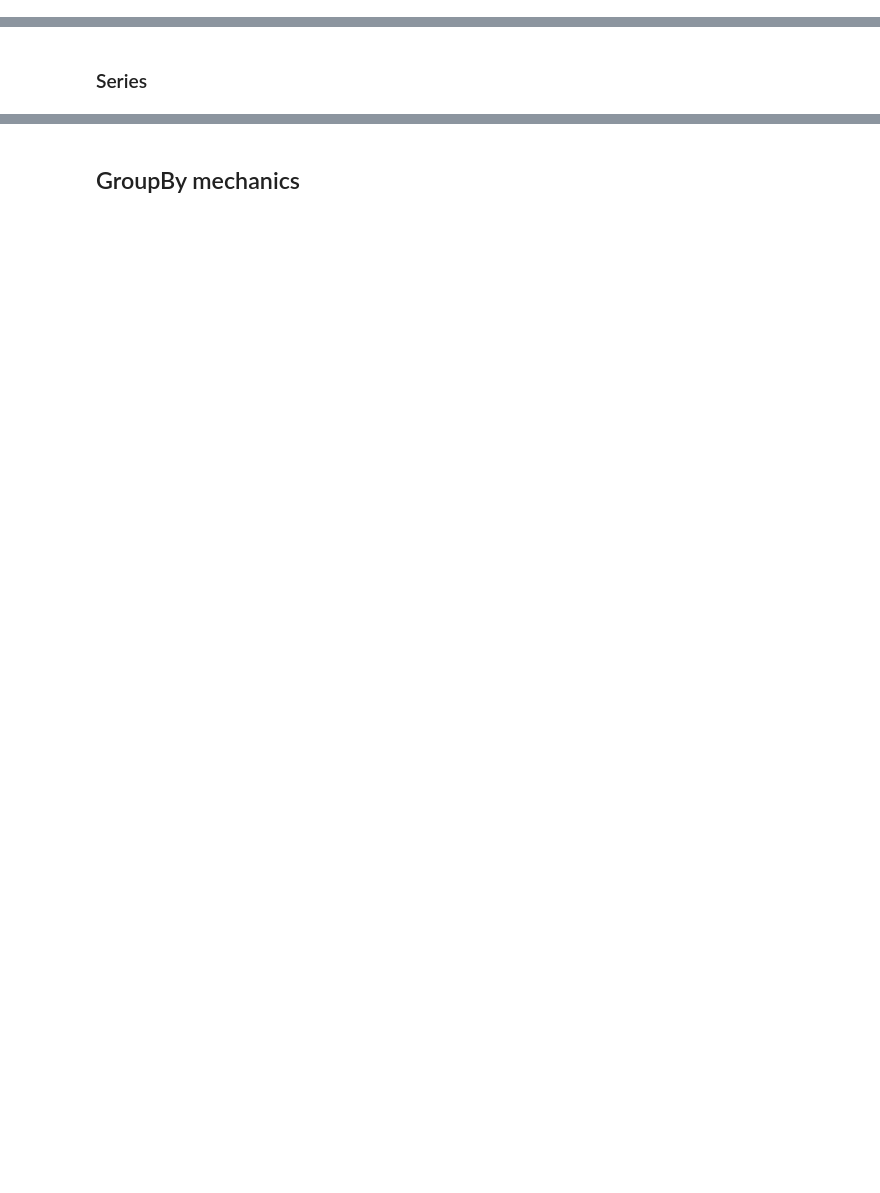
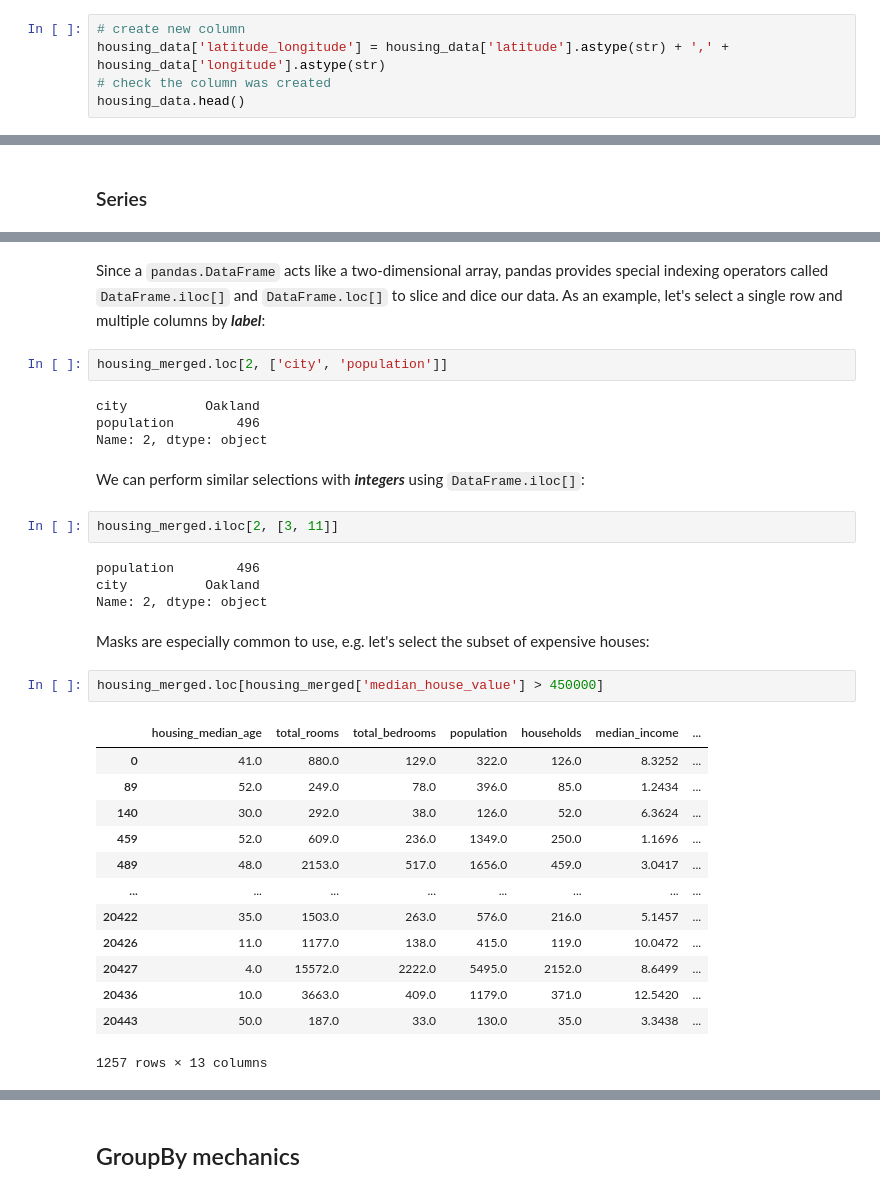
Before and after one commit to lewtun/dslectures, a Jupyter notebook: notebooks/lesson02_exploratory-data-analysis.ipynb, the cells around one changed output, grey strips where cells are left out. Drawn from its saved outputs; the diff is of its cells as text; blank space fills up the shorter version.

```diff
--- a/notebooks/lesson02_exploratory-data-analysis.ipynb
+++ b/notebooks/lesson02_exploratory-data-analysis.ipynb
@@ -127,0 +235,5 @@ fig.legend(loc='center left', bbox_to_anchor=(1.01, 0.6), ncol=1)
+# %%
+# create new column
+housing_data['latitude_longitude'] = housing_data['latitude'].astype(str) + ',' + housing_data['longitude'].astype(str)
+# check the column was created
+housing_data.head()
@@ -290,0 +389,34 @@ housing_merged.groupby('city', as_index=False)['median_house_value'].mean().nlar
+# %% [markdown]
+Since a `pandas.DataFrame` acts like a two-dimensional array, pandas provides special indexing operators called `DataFrame.iloc[]` and `DataFrame.loc[]` to slice and dice our data. As an example, let's select a single row and multiple columns by _**label**_:
+# %%
+housing_merged.loc[2, ['city', 'population']]
+# %% [output]
+city          Oakland
+population        496
+Name: 2, dtype: object
+# %% [markdown]
+We can perform similar selections with _**integers**_ using `DataFrame.iloc[]`:
+# %%
+housing_merged.iloc[2, [3, 11]]
+# %% [output]
+population        496
+city          Oakland
+Name: 2, dtype: object
+# %% [markdown]
+Masks are especially common to use, e.g. let's select the subset of expensive houses:
+# %%
+housing_merged.loc[housing_merged['median_house_value'] > 450000]
+# %% [output]
+|  | housing_median_age | total_rooms | total_bedrooms | population | households | median_income | ... |
+| 0 | 41.0 | 880.0 | 129.0 | 322.0 | 126.0 | 8.3252 | ... |
+| 89 | 52.0 | 249.0 | 78.0 | 396.0 | 85.0 | 1.2434 | ... |
+| 140 | 30.0 | 292.0 | 38.0 | 126.0 | 52.0 | 6.3624 | ... |
+| 459 | 52.0 | 609.0 | 236.0 | 1349.0 | 250.0 | 1.1696 | ... |
+| 489 | 48.0 | 2153.0 | 517.0 | 1656.0 | 459.0 | 3.0417 | ... |
+| ... | ... | ... | ... | ... | ... | ... | ... |
+| 20422 | 35.0 | 1503.0 | 263.0 | 576.0 | 216.0 | 5.1457 | ... |
+| 20426 | 11.0 | 1177.0 | 138.0 | 415.0 | 119.0 | 10.0472 | ... |
+| 20427 | 4.0 | 15572.0 | 2222.0 | 5495.0 | 2152.0 | 8.6499 | ... |
+| 20436 | 10.0 | 3663.0 | 409.0 | 1179.0 | 371.0 | 12.5420 | ... |
+| 20443 | 50.0 | 187.0 | 33.0 | 130.0 | 35.0 | 3.3438 | ... |
+1257 rows × 13 columns
```
Also changed, not shown: parts of 102 cells of this notebook, 3 other files.
